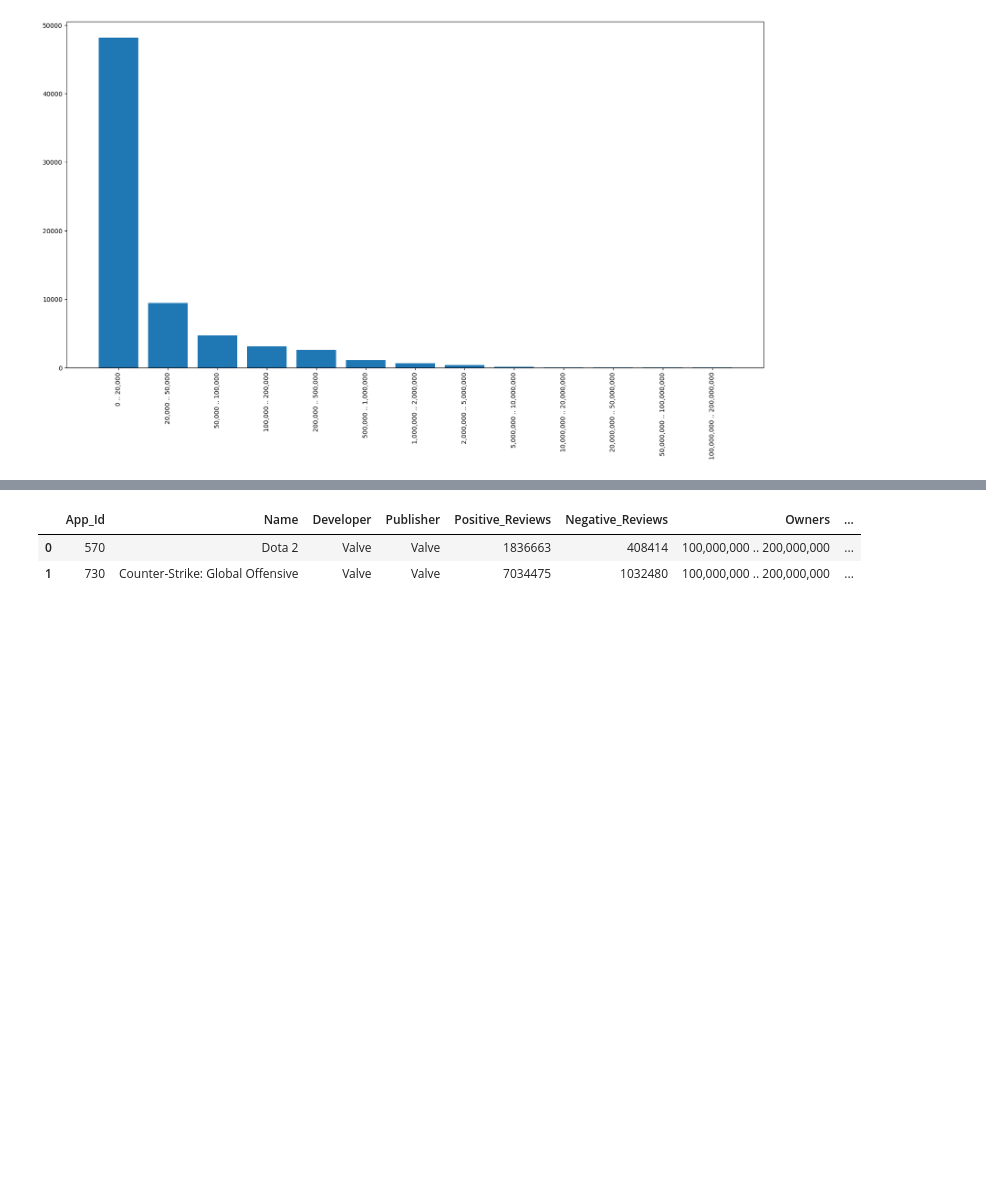
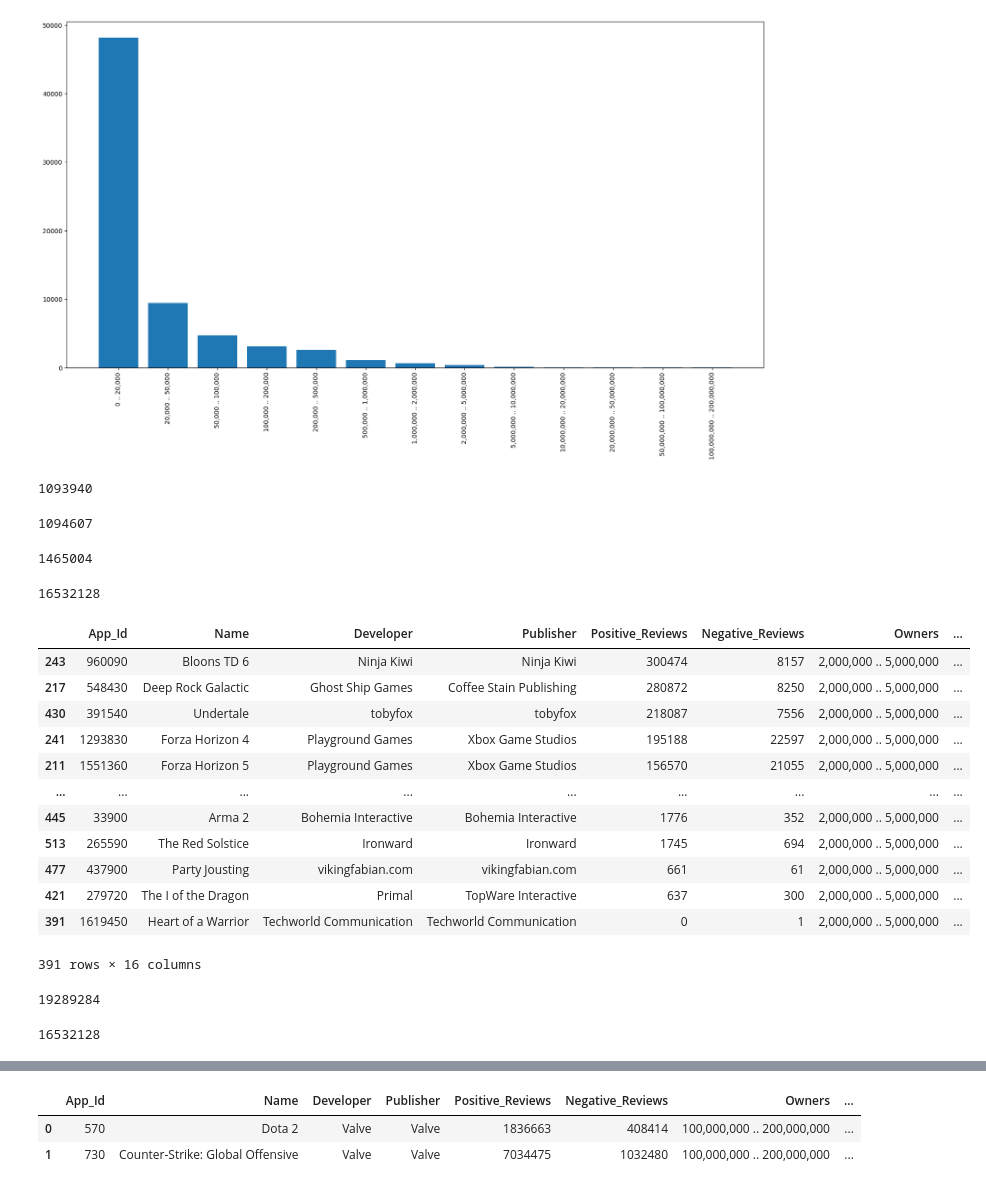
Before and after one commit to barbsjean/Steam_data_analysis, a Jupyter notebook: The Steam Notebook.ipynb, the cells around one changed output, grey strips where cells are left out. Saved outputs shown, nothing was run; the diff lists cells and outputs as text; code cells hidden in the pictures; blank space fills up the shorter version.

```diff
--- a/The Steam Notebook.ipynb
+++ b/The Steam Notebook.ipynb
@@ -231,0 +259,16 @@ plt.xticks(rotation = 90)
+# %%
+positive_reviews_per_owner_bucket('0 .. 20,000')
+# %% [output]
+1093940
+# %%
+positive_reviews_per_owner_bucket('20,000 .. 50,000')
+# %% [output]
+1094607
+# %%
+positive_reviews_per_owner_bucket('50,000 .. 100,000')
+# %% [output]
+1465004
+# %%
+positive_reviews_per_owner_bucket('2,000,000 .. 5,000,000')
+# %% [output]
+16532128
@@ -231,0 +278,21 @@ plt.xticks(rotation = 90)
+# %%
+owners_2_mil_5_mil = steam_api_filtered[steam_api_filtered['Owners'] == '2,000,000 .. 5,000,000'].sort_values('Positive_Reviews', ascending = False)
+owners_2_mil_5_mil
+# %% [output]
+|  | App_Id | Name | Developer | Publisher | Positive_Reviews | Negative_Reviews | Owners | ... |
+| 243 | 960090 | Bloons TD 6 | Ninja Kiwi | Ninja Kiwi | 300474 | 8157 | 2,000,000 .. 5,000,000 | ... |
+| 217 | 548430 | Deep Rock Galactic | Ghost Ship Games | Coffee Stain Publishing | 280872 | 8250 | 2,000,000 .. 5,000,000 | ... |
+| 430 | 391540 | Undertale | tobyfox | tobyfox | 218087 | 7556 | 2,000,000 .. 5,000,000 | ... |
+| 241 | 1293830 | Forza Horizon 4 | Playground Games | Xbox Game Studios | 195188 | 22597 | 2,000,000 .. 5,000,000 | ... |
+| 211 | 1551360 | Forza Horizon 5 | Playground Games | Xbox Game Studios | 156570 | 21055 | 2,000,000 .. 5,000,000 | ... |
+| ... | ... | ... | ... | ... | ... | ... | ... | ... |
+| 445 | 33900 | Arma 2 | Bohemia Interactive | Bohemia Interactive | 1776 | 352 | 2,000,000 .. 5,000,000 | ... |
+| 513 | 265590 | The Red Solstice | Ironward | Ironward | 1745 | 694 | 2,000,000 .. 5,000,000 | ... |
+| 477 | 437900 | Party Jousting | vikingfabian.com | vikingfabian.com | 661 | 61 | 2,000,000 .. 5,000,000 | ... |
+| 421 | 279720 | The I of the Dragon | Primal | TopWare Interactive | 637 | 300 | 2,000,000 .. 5,000,000 | ... |
+| 391 | 1619450 | Heart of a Warrior | Techworld Communication | Techworld Communication | 0 | 1 | 2,000,000 .. 5,000,000 | ... |
+391 rows × 16 columns
+# %%
+owners_2_mil_5_mil['Positive_Reviews'].sum()
+# %% [output]
+19289284
@@ -231,0 +302,4 @@ plt.xticks(rotation = 90)
+# %%
+owners_2_mil_5_mil['diff_in_pos_neg_reviews'].sum()
+# %% [output]
+16532128
```
Also changed, not shown: parts of 16 cells of this notebook, 3 other files.
